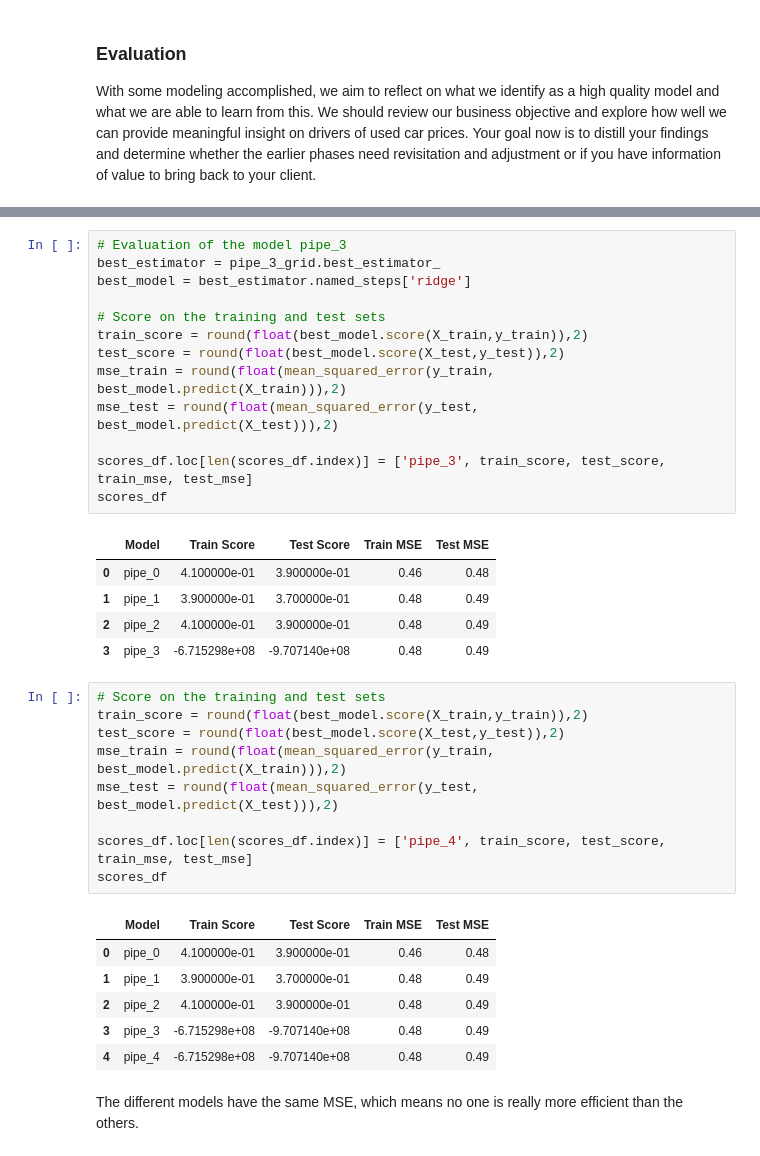
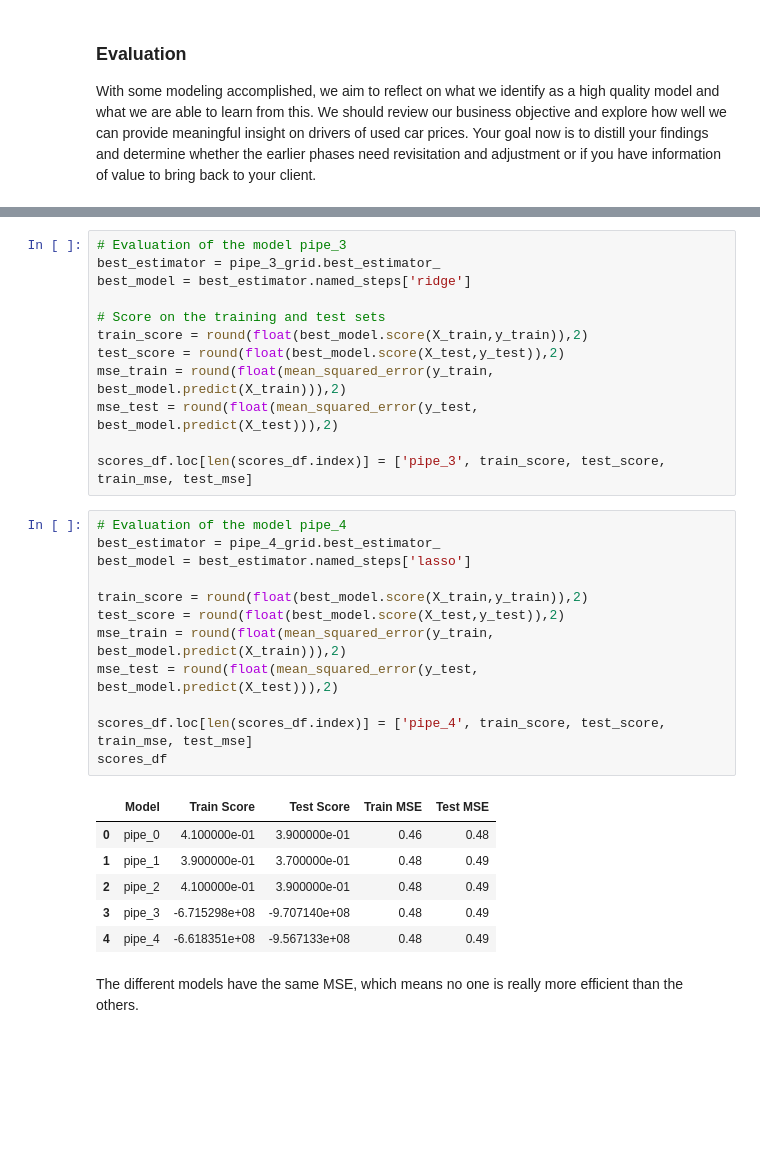
Before and after one commit to justaurelia/ML_AI_work, a Jupyter notebook: PracticalApplication_2/prompt_II.ipynb, the cells around one changed output, grey strips where cells are left out. Saved outputs shown, nothing was run; the diff lists cells and outputs as text; blank space fills up the shorter version.

```diff
--- a/PracticalApplication_2/prompt_II.ipynb
+++ b/PracticalApplication_2/prompt_II.ipynb
@@ -484,29 +466,25 @@ mse_train = round(float(mean_squared_error(y_train, best_model.predict(X_train))
 mse_test = round(float(mean_squared_error(y_test, best_model.predict(X_test))),2)
 
 scores_df.loc[len(scores_df.index)] = ['pipe_3', train_score, test_score, train_mse, test_mse]
-scores_df
-# %% [output]
-|  | Model | Train Score | Test Score | Train MSE | Test MSE |
-| 0 | pipe_0 | 4.100000e-01 | 3.900000e-01 | 0.46 | 0.48 |
-| 1 | pipe_1 | 3.900000e-01 | 3.700000e-01 | 0.48 | 0.49 |
-| 2 | pipe_2 | 4.100000e-01 | 3.900000e-01 | 0.48 | 0.49 |
-| 3 | pipe_3 | -6.715298e+08 | -9.707140e+08 | 0.48 | 0.49 |
 # %%
-# Score on the training and test sets
+# Evaluation of the model pipe_4
+best_estimator = pipe_4_grid.best_estimator_
+best_model = best_estimator.named_steps['lasso']
+
 train_score = round(float(best_model.score(X_train,y_train)),2)
 test_score = round(float(best_model.score(X_test,y_test)),2)
 mse_train = round(float(mean_squared_error(y_train, best_model.predict(X_train))),2)
 mse_test = round(float(mean_squared_error(y_test, best_model.predict(X_test))),2)
 
 scores_df.loc[len(scores_df.index)] = ['pipe_4', train_score, test_score, train_mse, test_mse]
 scores_df
 # %% [output]
 |  | Model | Train Score | Test Score | Train MSE | Test MSE |
 | 0 | pipe_0 | 4.100000e-01 | 3.900000e-01 | 0.46 | 0.48 |
 | 1 | pipe_1 | 3.900000e-01 | 3.700000e-01 | 0.48 | 0.49 |
 | 2 | pipe_2 | 4.100000e-01 | 3.900000e-01 | 0.48 | 0.49 |
 | 3 | pipe_3 | -6.715298e+08 | -9.707140e+08 | 0.48 | 0.49 |
-| 4 | pipe_4 | -6.715298e+08 | -9.707140e+08 | 0.48 | 0.49 |
+| 4 | pipe_4 | -6.618351e+08 | -9.567133e+08 | 0.48 | 0.49 |
 # %% [markdown]
 The different models have the same MSE, which means no one is really more efficient than the others.
 # %%
```
Also changed, not shown: parts of 6 cells of this notebook.
